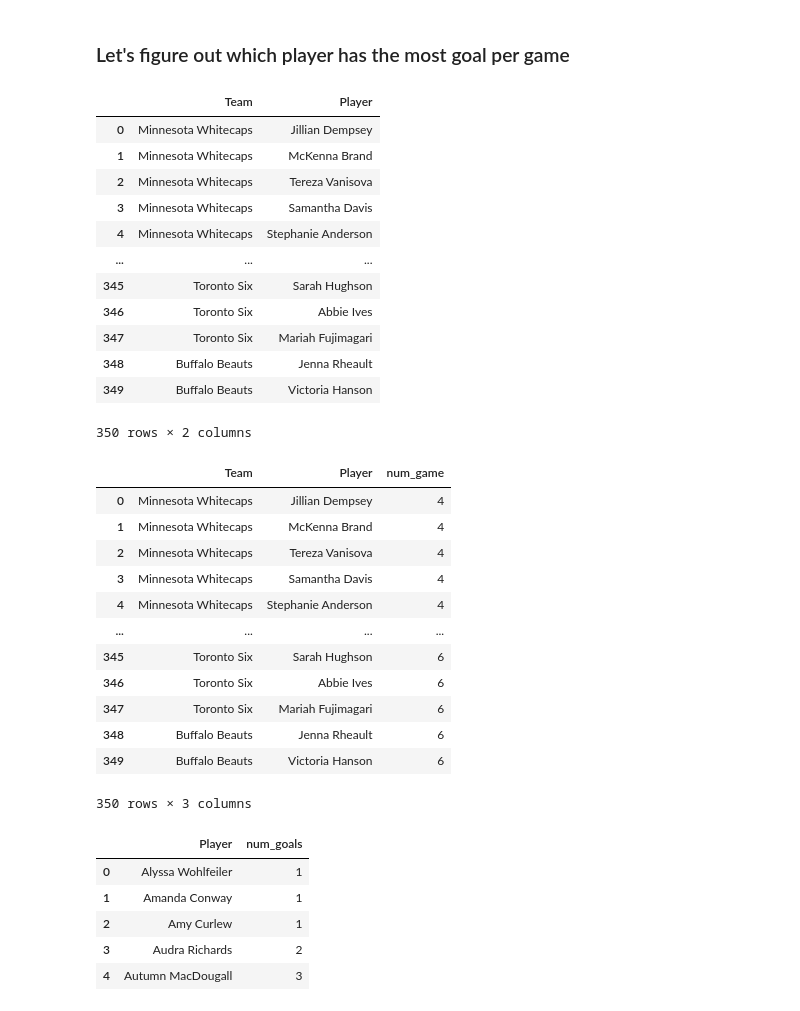
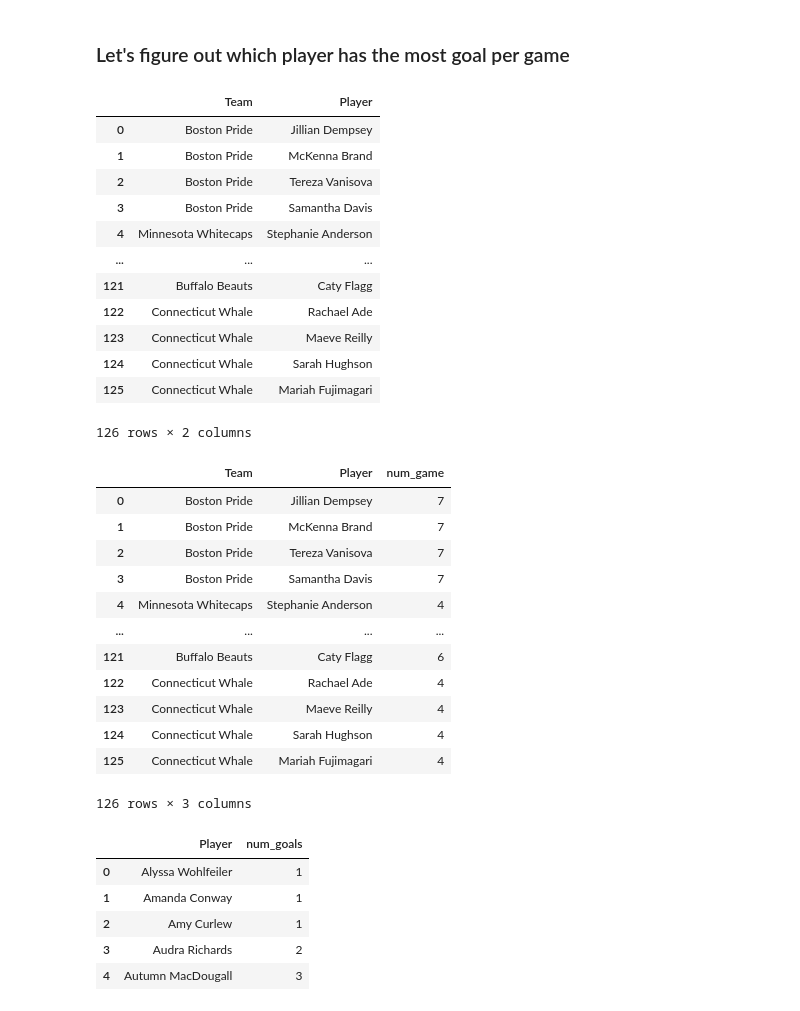
Before and after one commit to tassadaryl/Team-Orange-Rotman-2022Datathon, a Jupyter notebook: EDA.ipynb, the cells around one changed output. Drawn from its saved outputs; the diff is of its cells as text; code cells hidden in the pictures.

```diff
--- a/EDA.ipynb
+++ b/EDA.ipynb
@@ -238,30 +239,30 @@ Text(0.5, 1.0, 'Number of Events')
 # %%
 #  3.2 Get the team for each Player
 query_team_of_player= """
     Select
         distinct
-        Home_Team as Team
+        Team
         ,Player
     FROM
         df
 """
 
 df_team_of_player = sqldf(query_team_of_player)
 df_team_of_player
 # %% [output]
 |  | Team | Player |
-| 0 | Minnesota Whitecaps | Jillian Dempsey |
-| 1 | Minnesota Whitecaps | McKenna Brand |
-| 2 | Minnesota Whitecaps | Tereza Vanisova |
-| 3 | Minnesota Whitecaps | Samantha Davis |
+| 0 | Boston Pride | Jillian Dempsey |
+| 1 | Boston Pride | McKenna Brand |
+| 2 | Boston Pride | Tereza Vanisova |
+| 3 | Boston Pride | Samantha Davis |
 | 4 | Minnesota Whitecaps | Stephanie Anderson |
 | ... | ... | ... |
-| 345 | Toronto Six | Sarah Hughson |
-| 346 | Toronto Six | Abbie Ives |
-| 347 | Toronto Six | Mariah Fujimagari |
-| 348 | Buffalo Beauts | Jenna Rheault |
-| 349 | Buffalo Beauts | Victoria Hanson |
+| 121 | Buffalo Beauts | Caty Flagg |
+| 122 | Connecticut Whale | Rachael Ade |
+| 123 | Connecticut Whale | Maeve Reilly |
+| 124 | Connecticut Whale | Sarah Hughson |
+| 125 | Connecticut Whale | Mariah Fujimagari |
-350 rows × 2 columns
+126 rows × 2 columns
 # %%
 # 3.3 Merge to get the number of games played by each player
 query_num_games_of_player= """
@@ -283,18 +284,18 @@ df_num_games_of_player.to_csv('data/player_info.csv', sep='\t', index=False)
 df_num_games_of_player
 # %% [output]
 |  | Team | Player | num_game |
-| 0 | Minnesota Whitecaps | Jillian Dempsey | 4 |
-| 1 | Minnesota Whitecaps | McKenna Brand | 4 |
-| 2 | Minnesota Whitecaps | Tereza Vanisova | 4 |
-| 3 | Minnesota Whitecaps | Samantha Davis | 4 |
+| 0 | Boston Pride | Jillian Dempsey | 7 |
+| 1 | Boston Pride | McKenna Brand | 7 |
+| 2 | Boston Pride | Tereza Vanisova | 7 |
+| 3 | Boston Pride | Samantha Davis | 7 |
 | 4 | Minnesota Whitecaps | Stephanie Anderson | 4 |
 | ... | ... | ... | ... |
-| 345 | Toronto Six | Sarah Hughson | 6 |
-| 346 | Toronto Six | Abbie Ives | 6 |
-| 347 | Toronto Six | Mariah Fujimagari | 6 |
-| 348 | Buffalo Beauts | Jenna Rheault | 6 |
-| 349 | Buffalo Beauts | Victoria Hanson | 6 |
+| 121 | Buffalo Beauts | Caty Flagg | 6 |
+| 122 | Connecticut Whale | Rachael Ade | 4 |
+| 123 | Connecticut Whale | Maeve Reilly | 4 |
+| 124 | Connecticut Whale | Sarah Hughson | 4 |
+| 125 | Connecticut Whale | Mariah Fujimagari | 4 |
-350 rows × 3 columns
+126 rows × 3 columns
 # %%
 # 3.4 Get the Goal of each Player in the dataset
 query_player_goals= """
```
Also changed, not shown: parts of 3 cells of this notebook, 2 other files.
